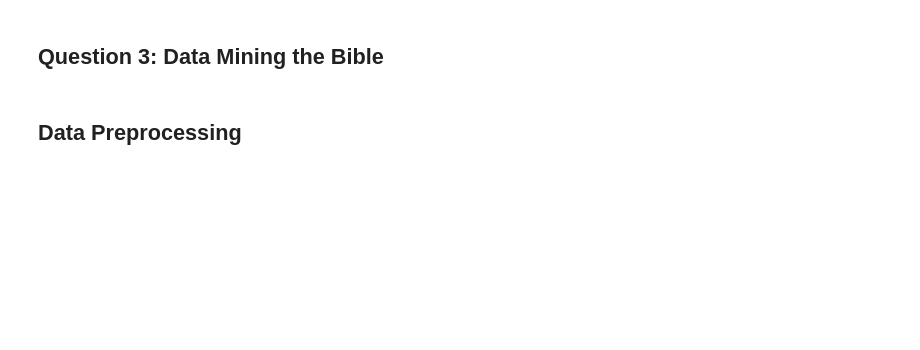
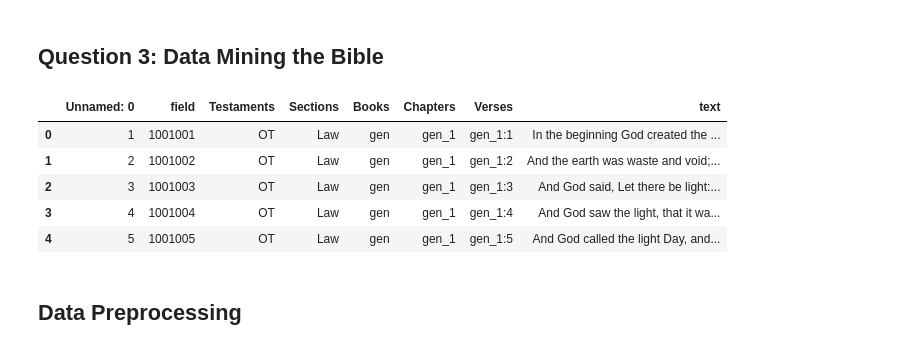
Before and after one commit to rohitkyadv/STAT517, a Jupyter notebook: Question3_Pro2.ipynb, the cells around one changed output. Drawn from its saved outputs; the diff is of its cells as text; code cells hidden in the pictures; blank space fills up the shorter version.

```diff
--- a/Question3_Pro2.ipynb
+++ b/Question3_Pro2.ipynb
@@ -17,6 +19,14 @@ from sklearn.tree import DecisionTreeRegressor
 import time
 # %%
 bibleoriginal = pd.read_csv("http://www.webpages.uidaho.edu/~stevel/Datasets/bible_asv.csv")
+bibleoriginal.head()
+# %% [output]
+|  | Unnamed: 0 | field | Testaments | Sections | Books | Chapters | Verses | text |
+| 0 | 1 | 1001001 | OT | Law | gen | gen_1 | gen_1:1 | In the beginning God created the ... |
+| 1 | 2 | 1001002 | OT | Law | gen | gen_1 | gen_1:2 | And the earth was waste and void;... |
+| 2 | 3 | 1001003 | OT | Law | gen | gen_1 | gen_1:3 | And God said, Let there be light:... |
+| 3 | 4 | 1001004 | OT | Law | gen | gen_1 | gen_1:4 | And God saw the light, that it wa... |
+| 4 | 5 | 1001005 | OT | Law | gen | gen_1 | gen_1:5 | And God called the light Day, and... |
 # %% [markdown]
 ## Data Preprocessing
 # %%
```
Also changed, not shown: parts of 6 cells of this notebook.
